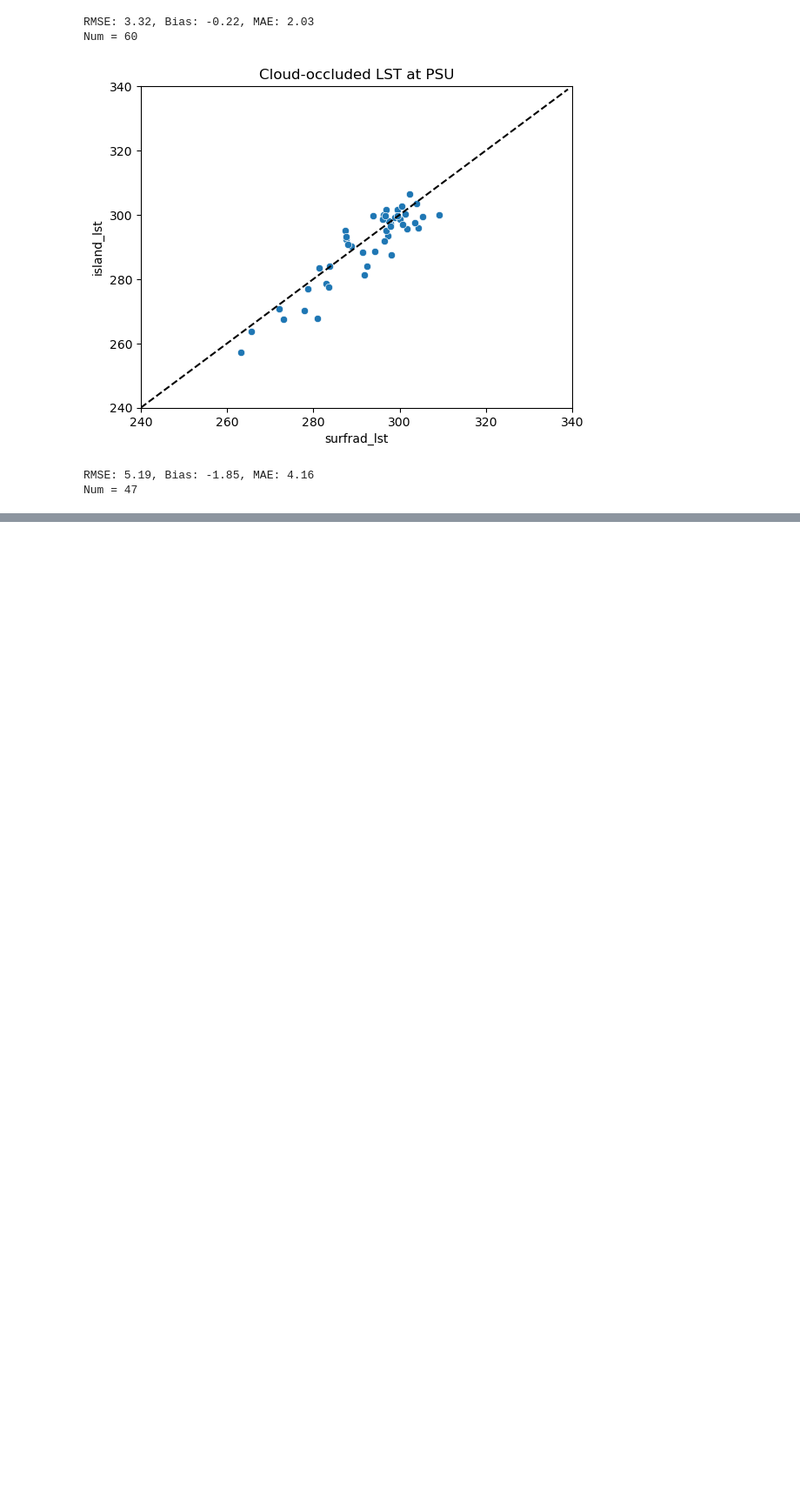
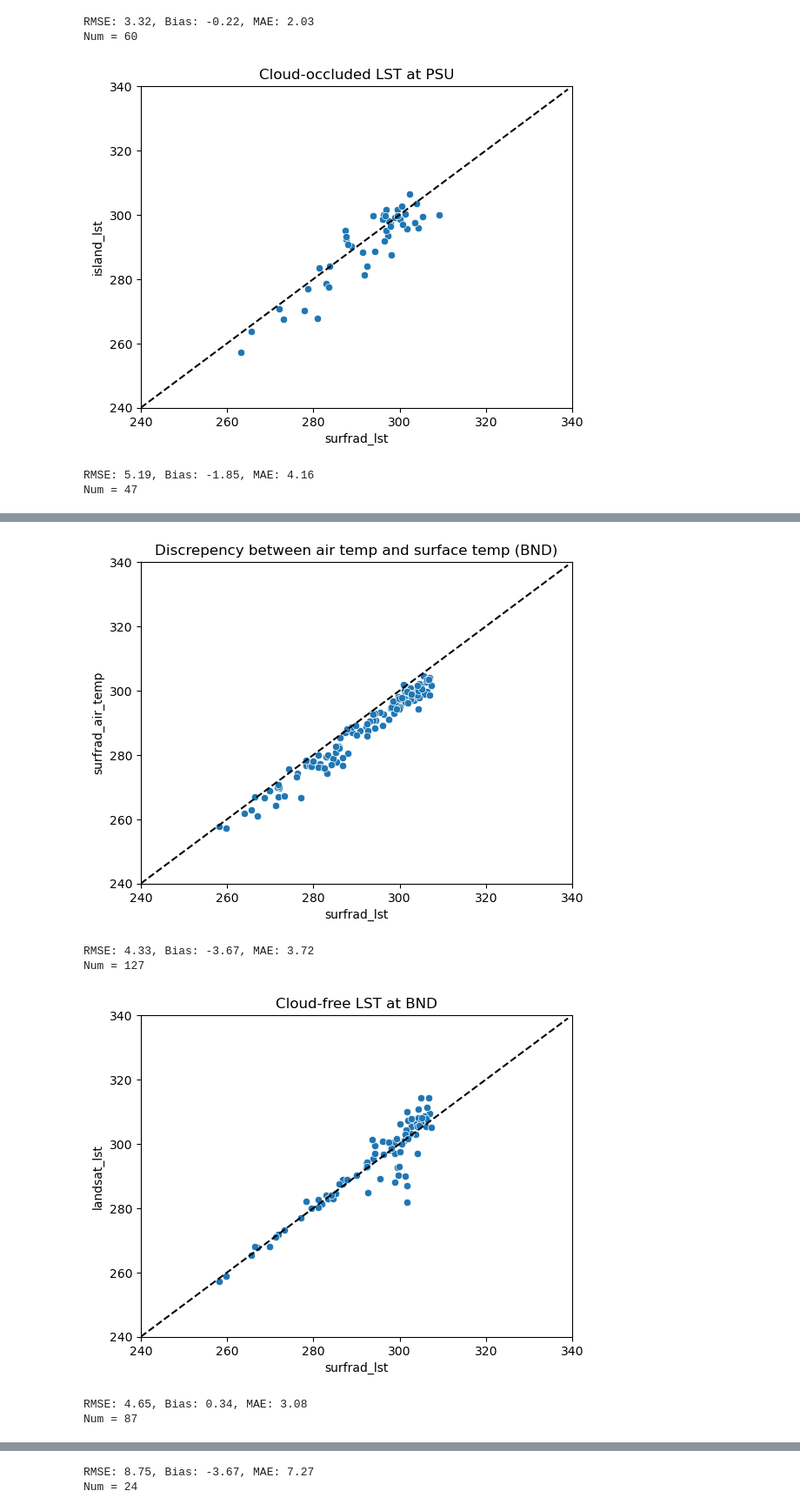
Before and after one commit to Way-Yuhao/ISLAND, a Jupyter notebook: jupyter/15 - SURFRAD eval.ipynb, the cells around one changed output, grey strips where cells are left out. Shown at 87% size. Drawn from its saved outputs; the diff is of its cells as text; code cells hidden in the pictures; blank space fills up the shorter version.

```diff
--- a/jupyter/15 - SURFRAD eval.ipynb
+++ b/jupyter/15 - SURFRAD eval.ipynb
@@ -181,0 +242,6 @@ Num = 47
+# %%
+station_id = 'BND'
+start_date = '20130411'
+end_date = '20201231'
+region_dir = f'/home/yuhaoliu/Data/ISLAND/surfrad_val/{station_id}'
+df = load_datapoints(station_id, start_date, end_date, region_dir, use_emis_from='cheng')
@@ -181,0 +253,11 @@ Num = 47
+# %%
+plot_regression(df, 'surfrad_lst', 'surfrad_air_temp', 'all', f'Discrepency between air temp and surface temp ({station_id})')
+plot_regression(df, 'surfrad_lst', 'landsat_lst', 'clear', f'Cloud-free LST at {station_id}')
+plot_regression(df, 'surfrad_lst', 'island_lst', 'cloudy', f'Cloud-occluded LST at {station_id}')
+# %% [output]
+[figure, added]
+RMSE: 4.33, Bias: -3.67, MAE: 3.72
+Num = 127
+[figure, added]
+RMSE: 4.65, Bias: 0.34, MAE: 3.08
+Num = 87
@@ -181,0 +265,2 @@ Num = 47
+RMSE: 8.75, Bias: -3.67, MAE: 7.27
+Num = 24
```
Also changed, not shown: parts of 35 cells of this notebook, 7 other files.
